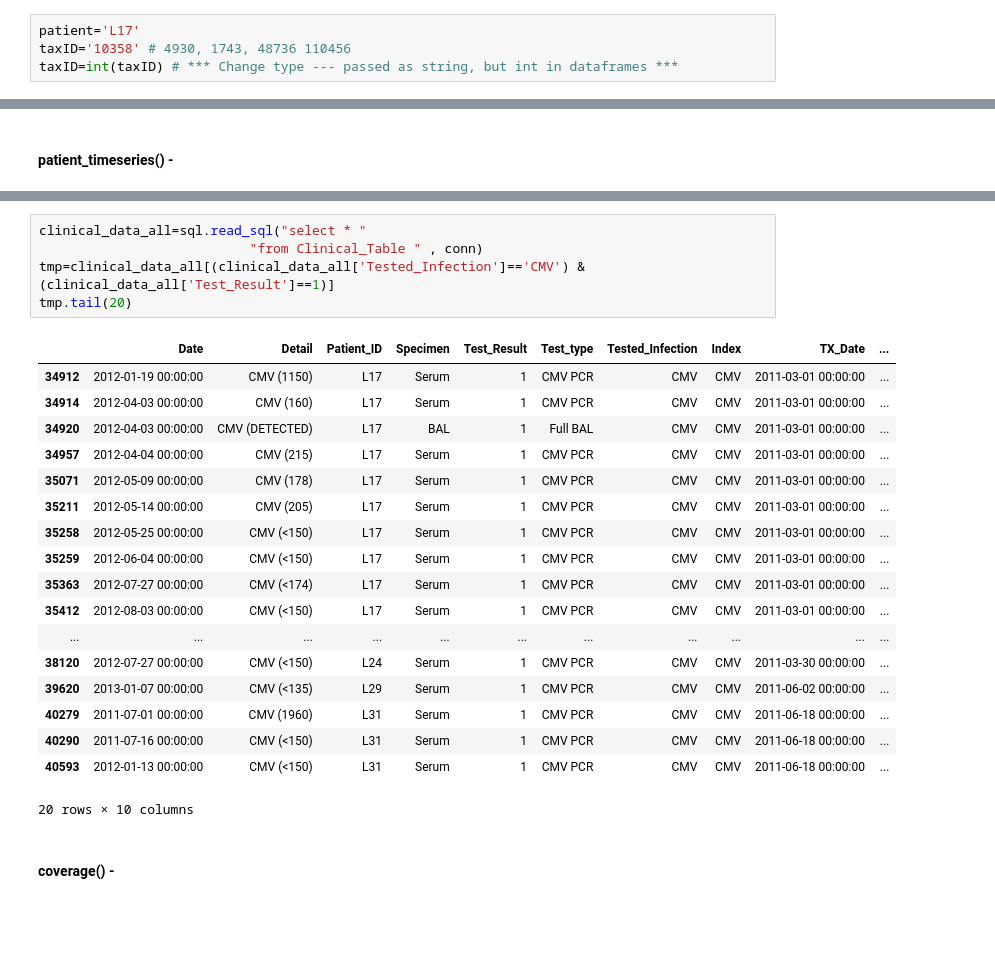
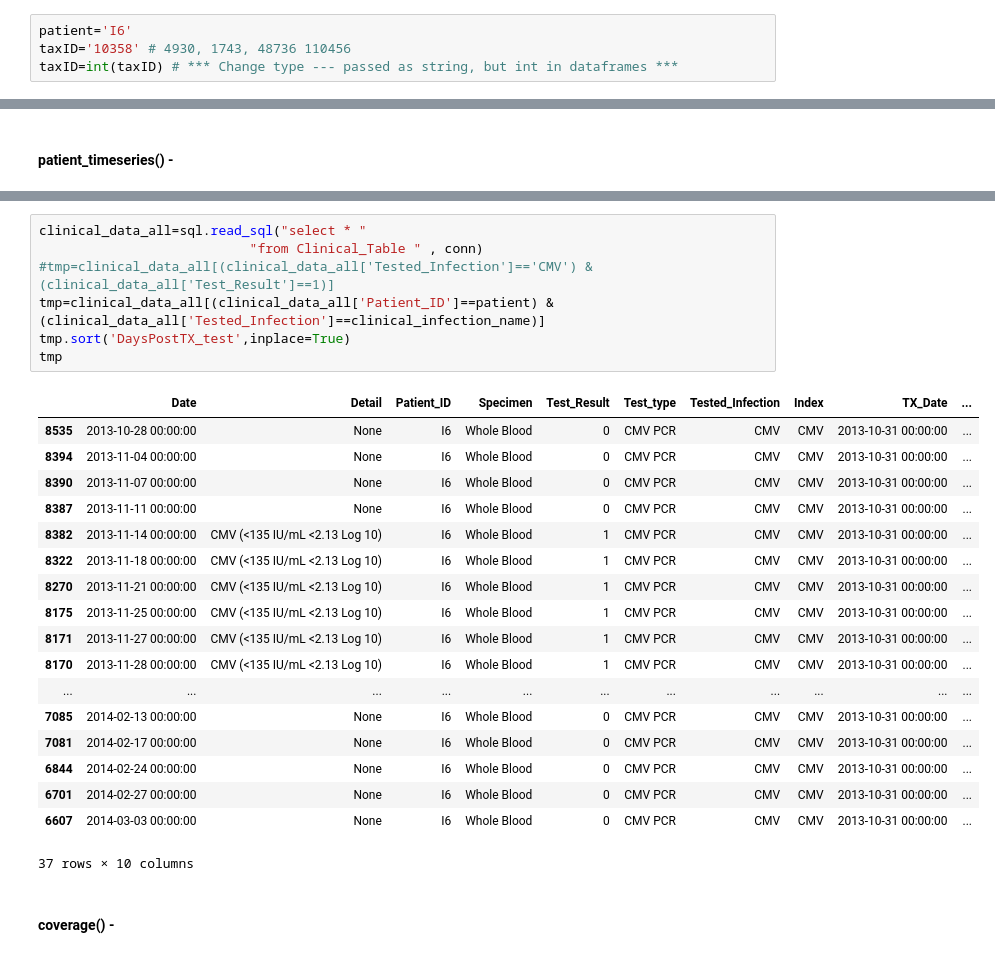
Before and after one commit to lmart999/CS229, a Jupyter notebook: ie_sql.ipynb, the cells around one changed output, grey strips where cells are left out. Saved outputs shown, nothing was run; the diff lists cells and outputs as text; blank space fills up the shorter version.

```diff
--- a/ie_sql.ipynb
+++ b/ie_sql.ipynb
@@ -420,7 +436,7 @@ with_blast.head(5)
 # %% [markdown]
 #### patient_infection() -
 # %%
-patient='L17'
+patient='I6'
 taxID='10358' # 4930, 1743, 48736 110456
 taxID=int(taxID) # *** Change type --- passed as string, but int in dataframes ***
 # %%
@@ -599,27 +621,29 @@ if results_flag:
 # %%
 clinical_data_all=sql.read_sql("select * "
                            "from Clinical_Table " , conn)
-tmp=clinical_data_all[(clinical_data_all['Tested_Infection']=='CMV') & (clinical_data_all['Test_Result']==1)]
-tmp.tail(20)
+#tmp=clinical_data_all[(clinical_data_all['Tested_Infection']=='CMV') & (clinical_data_all['Test_Result']==1)]
+tmp=clinical_data_all[(clinical_data_all['Patient_ID']==patient) & (clinical_data_all['Tested_Infection']==clinical_infection_name)]
+tmp.sort('DaysPostTX_test',inplace=True)
+tmp
 # %% [output]
 |  | Date | Detail | Patient_ID | Specimen | Test_Result | Test_type | Tested_Infection | Index | TX_Date | ... |
-| 34912 | 2012-01-19 00:00:00 | CMV (1150) | L17 | Serum | 1 | CMV PCR | CMV | CMV | 2011-03-01 00:00:00 | ... |
-| 34914 | 2012-04-03 00:00:00 | CMV (160) | L17 | Serum | 1 | CMV PCR | CMV | CMV | 2011-03-01 00:00:00 | ... |
-| 34920 | 2012-04-03 00:00:00 | CMV (DETECTED) | L17 | BAL | 1 | Full BAL | CMV | CMV | 2011-03-01 00:00:00 | ... |
-| 34957 | 2012-04-04 00:00:00 | CMV (215) | L17 | Serum | 1 | CMV PCR | CMV | CMV | 2011-03-01 00:00:00 | ... |
-| 35071 | 2012-05-09 00:00:00 | CMV (178) | L17 | Serum | 1 | CMV PCR | CMV | CMV | 2011-03-01 00:00:00 | ... |
-| 35211 | 2012-05-14 00:00:00 | CMV (205) | L17 | Serum | 1 | CMV PCR | CMV | CMV | 2011-03-01 00:00:00 | ... |
-| 35258 | 2012-05-25 00:00:00 | CMV (<150) | L17 | Serum | 1 | CMV PCR | CMV | CMV | 2011-03-01 00:00:00 | ... |
-| 35259 | 2012-06-04 00:00:00 | CMV (<150) | L17 | Serum | 1 | CMV PCR | CMV | CMV | 2011-03-01 00:00:00 | ... |
-| 35363 | 2012-07-27 00:00:00 | CMV (<174) | L17 | Serum | 1 | CMV PCR | CMV | CMV | 2011-03-01 00:00:00 | ... |
-| 35412 | 2012-08-03 00:00:00 | CMV (<150) | L17 | Serum | 1 | CMV PCR | CMV | CMV | 2011-03-01 00:00:00 | ... |
+| 8535 | 2013-10-28 00:00:00 | None | I6 | Whole Blood | 0 | CMV PCR | CMV | CMV | 2013-10-31 00:00:00 | ... |
+| 8394 | 2013-11-04 00:00:00 | None | I6 | Whole Blood | 0 | CMV PCR | CMV | CMV | 2013-10-31 00:00:00 | ... |
+| 8390 | 2013-11-07 00:00:00 | None | I6 | Whole Blood | 0 | CMV PCR | CMV | CMV | 2013-10-31 00:00:00 | ... |
+| 8387 | 2013-11-11 00:00:00 | None | I6 | Whole Blood | 0 | CMV PCR | CMV | CMV | 2013-10-31 00:00:00 | ... |
+| 8382 | 2013-11-14 00:00:00 | CMV (<135 IU/mL <2.13 Log 10) | I6 | Whole Blood | 1 | CMV PCR | CMV | CMV | 2013-10-31 00:00:00 | ... |
+| 8322 | 2013-11-18 00:00:00 | CMV (<135 IU/mL <2.13 Log 10) | I6 | Whole Blood | 1 | CMV PCR | CMV | CMV | 2013-10-31 00:00:00 | ... |
+| 8270 | 2013-11-21 00:00:00 | CMV (<135 IU/mL <2.13 Log 10) | I6 | Whole Blood | 1 | CMV PCR | CMV | CMV | 2013-10-31 00:00:00 | ... |
+| 8175 | 2013-11-25 00:00:00 | CMV (<135 IU/mL <2.13 Log 10) | I6 | Whole Blood | 1 | CMV PCR | CMV | CMV | 2013-10-31 00:00:00 | ... |
+| 8171 | 2013-11-27 00:00:00 | CMV (<135 IU/mL <2.13 Log 10) | I6 | Whole Blood | 1 | CMV PCR | CMV | CMV | 2013-10-31 00:00:00 | ... |
+| 8170 | 2013-11-28 00:00:00 | CMV (<135 IU/mL <2.13 Log 10) | I6 | Whole Blood | 1 | CMV PCR | CMV | CMV | 2013-10-31 00:00:00 | ... |
 | ... | ... | ... | ... | ... | ... | ... | ... | ... | ... | ... |
-| 38120 | 2012-07-27 00:00:00 | CMV (<150) | L24 | Serum | 1 | CMV PCR | CMV | CMV | 2011-03-30 00:00:00 | ... |
-| 39620 | 2013-01-07 00:00:00 | CMV (<135) | L29 | Serum | 1 | CMV PCR | CMV | CMV | 2011-06-02 00:00:00 | ... |
-| 40279 | 2011-07-01 00:00:00 | CMV (1960) | L31 | Serum | 1 | CMV PCR | CMV | CMV | 2011-06-18 00:00:00 | ... |
-| 40290 | 2011-07-16 00:00:00 | CMV (<150) | L31 | Serum | 1 | CMV PCR | CMV | CMV | 2011-06-18 00:00:00 | ... |
-| 40593 | 2012-01-13 00:00:00 | CMV (<150) | L31 | Serum | 1 | CMV PCR | CMV | CMV | 2011-06-18 00:00:00 | ... |
+| 7085 | 2014-02-13 00:00:00 | None | I6 | Whole Blood | 0 | CMV PCR | CMV | CMV | 2013-10-31 00:00:00 | ... |
+| 7081 | 2014-02-17 00:00:00 | None | I6 | Whole Blood | 0 | CMV PCR | CMV | CMV | 2013-10-31 00:00:00 | ... |
+| 6844 | 2014-02-24 00:00:00 | None | I6 | Whole Blood | 0 | CMV PCR | CMV | CMV | 2013-10-31 00:00:00 | ... |
+| 6701 | 2014-02-27 00:00:00 | None | I6 | Whole Blood | 0 | CMV PCR | CMV | CMV | 2013-10-31 00:00:00 | ... |
+| 6607 | 2014-03-03 00:00:00 | None | I6 | Whole Blood | 0 | CMV PCR | CMV | CMV | 2013-10-31 00:00:00 | ... |
-20 rows × 10 columns
+37 rows × 10 columns
 # %% [markdown]
 #### coverage() -
 # %%
```
Also changed, not shown: parts of 18 cells of this notebook.
